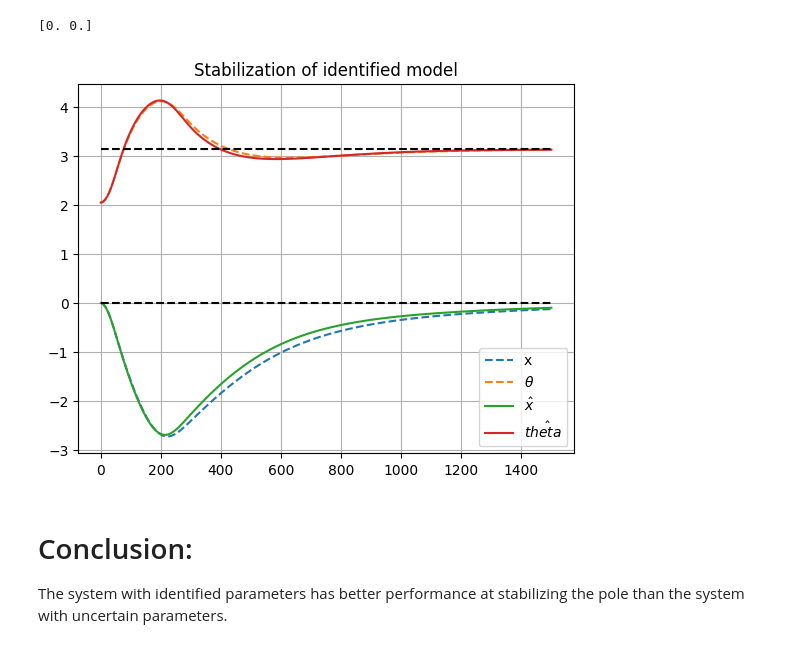
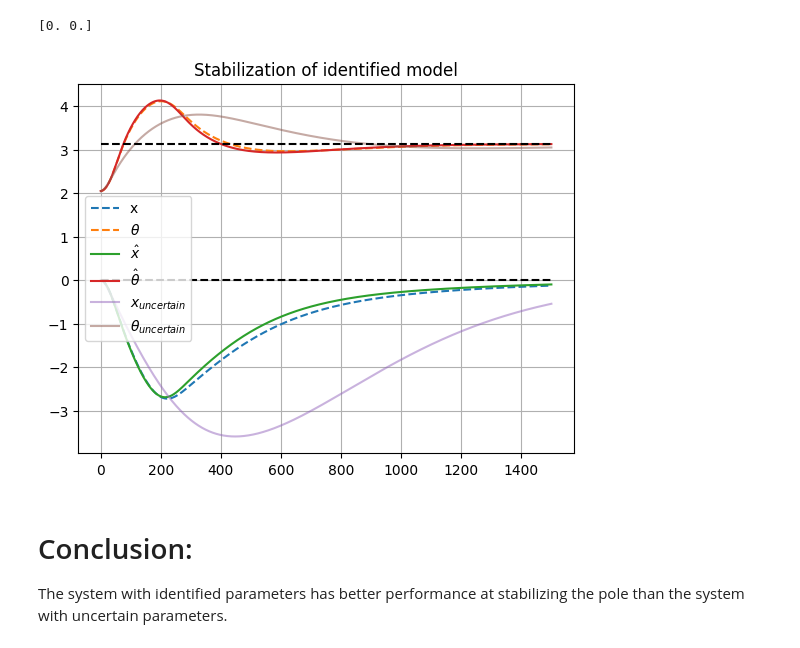
Before and after one commit to lvjonok/mujoco-sysid, a Jupyter notebook: cart_pole.ipynb, the cells around one changed output. Saved outputs shown, nothing was run; the diff lists cells and outputs as text; code cells hidden in the pictures.

Commit message:
chore: show uncertain model

```diff
--- a/cart_pole.ipynb
+++ b/cart_pole.ipynb
@@ -349,21 +349,23 @@ while sim_data.time < DURATION:
 # %%
 import matplotlib.pyplot as plt
 
 qhist_identified = np.array(qhist_identified)
 plt.title("Stabilization of identified model")
 plt.plot(qhist[:, 0], label="x", linestyle="--")
 plt.plot(qhist[:, 1], label="$\\theta$", linestyle="--")
 plt.plot(qhist_identified[:, 0], label="$\hat{x}$")
-plt.plot(qhist_identified[:, 1], label="$\hat{theta}$")
+plt.plot(qhist_identified[:, 1], label=r"$\hat{\theta}$")
+plt.plot(qhist_uncertain[:, 0], label="$x_{uncertain}$", alpha=0.5)
+plt.plot(qhist_uncertain[:, 1], label=r"$\theta_{uncertain}$", alpha=0.5)
 
 plt.hlines(0, 0, len(qhist), color="black", linestyle="--")
 plt.hlines(np.pi, 0, len(qhist), color="black", linestyle="--")
 
 plt.grid()
 plt.legend()
 plt.show()
 # %% [output]
-[figure, old version]
+[figure, new version]
 # %% [markdown]
 # Conclusion:
 
```
Also changed, not shown: parts of 1 cell of this notebook.
